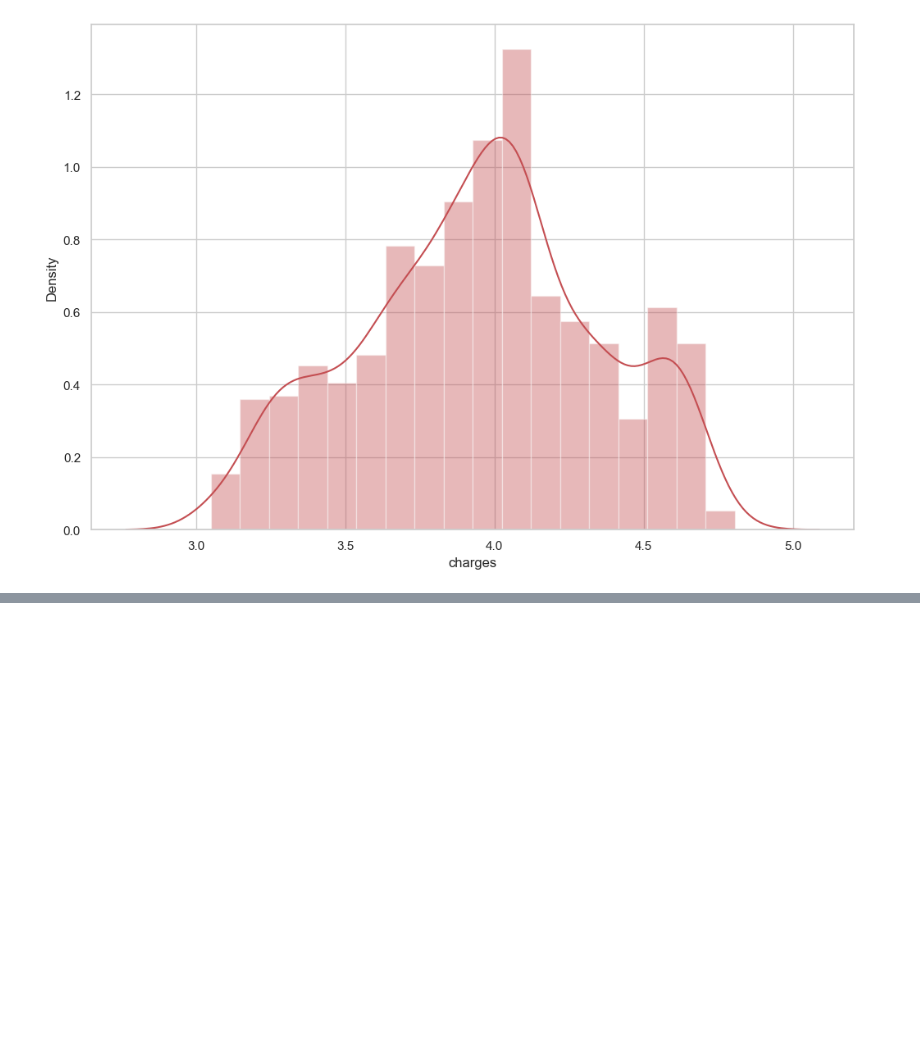
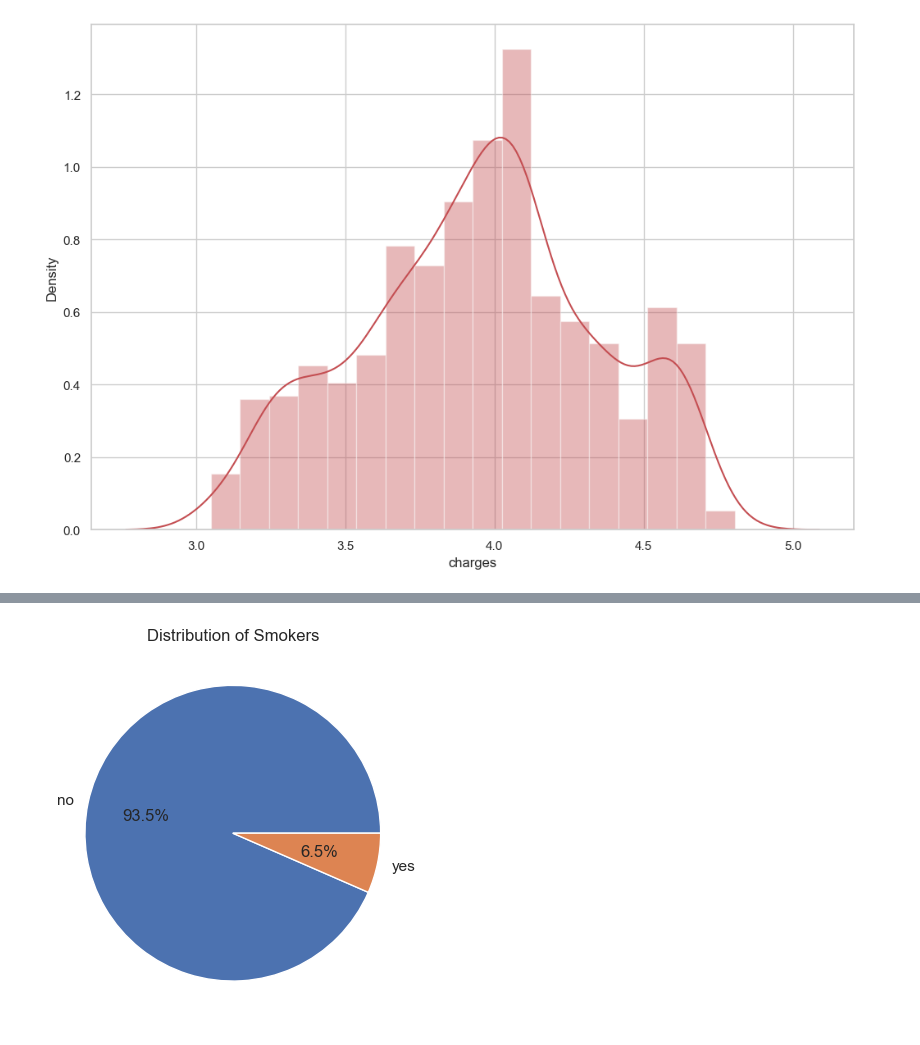
Before and after one commit to thassung/Medical_prediction, a Jupyter notebook: medical insurance.ipynb, the cells around one changed output, grey strips where cells are left out. Drawn from its saved outputs; the diff is of its cells as text; code cells hidden in the pictures; blank space fills up the shorter version.

```diff
--- a/medical insurance.ipynb
+++ b/medical insurance.ipynb
@@ -110,0 +165,7 @@ TypeError: barplot() takes from 0 to 1 positional arguments but 2 positional arg
+# %%
+smoker_counts = df_cleaned['smoker'].value_counts()
+plt.pie(smoker_counts, labels=smoker_counts.index, autopct='%1.1f%%')
+plt.title('Distribution of Smokers')
+plt.show()
+# %% [output]
+[figure, added]
```
Also changed, not shown: parts of 17 cells of this notebook.
